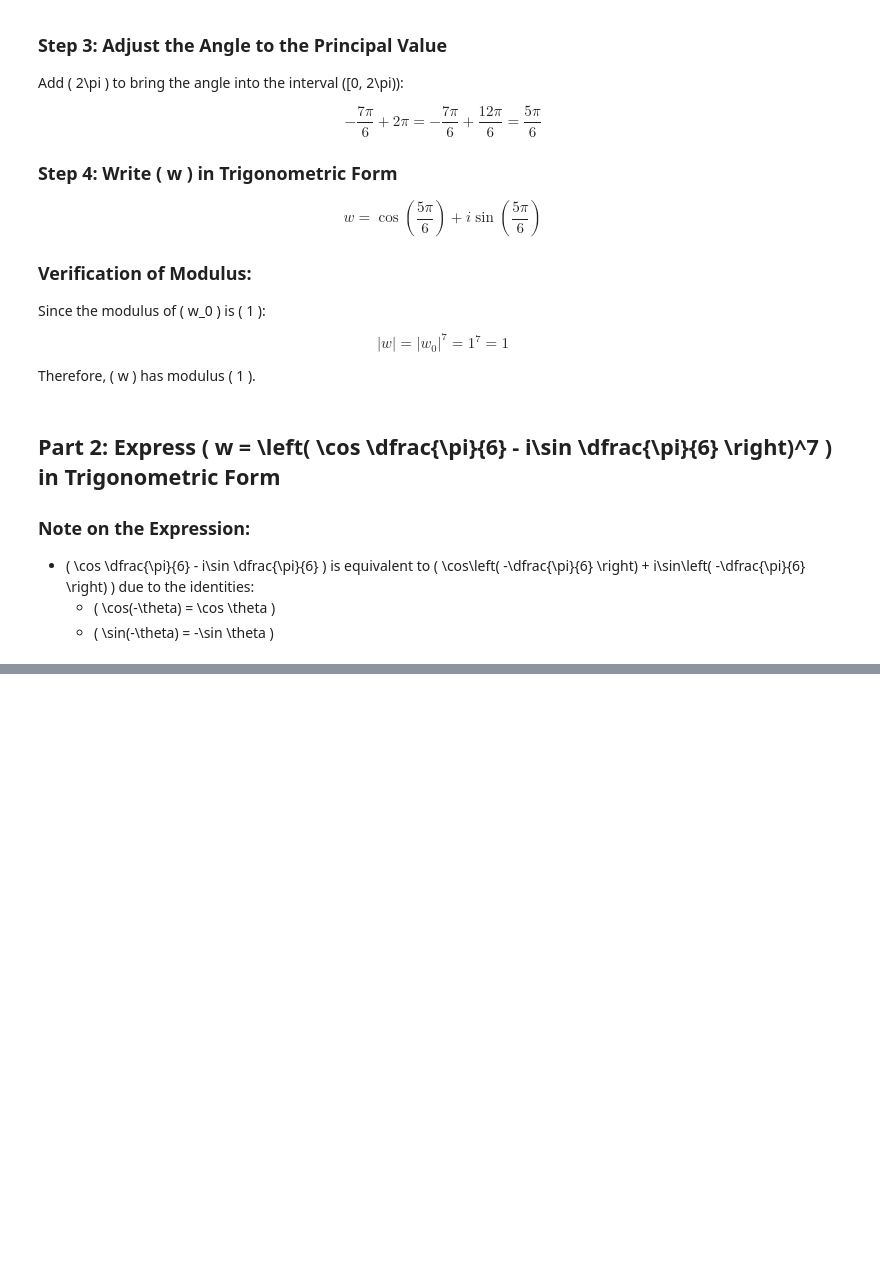
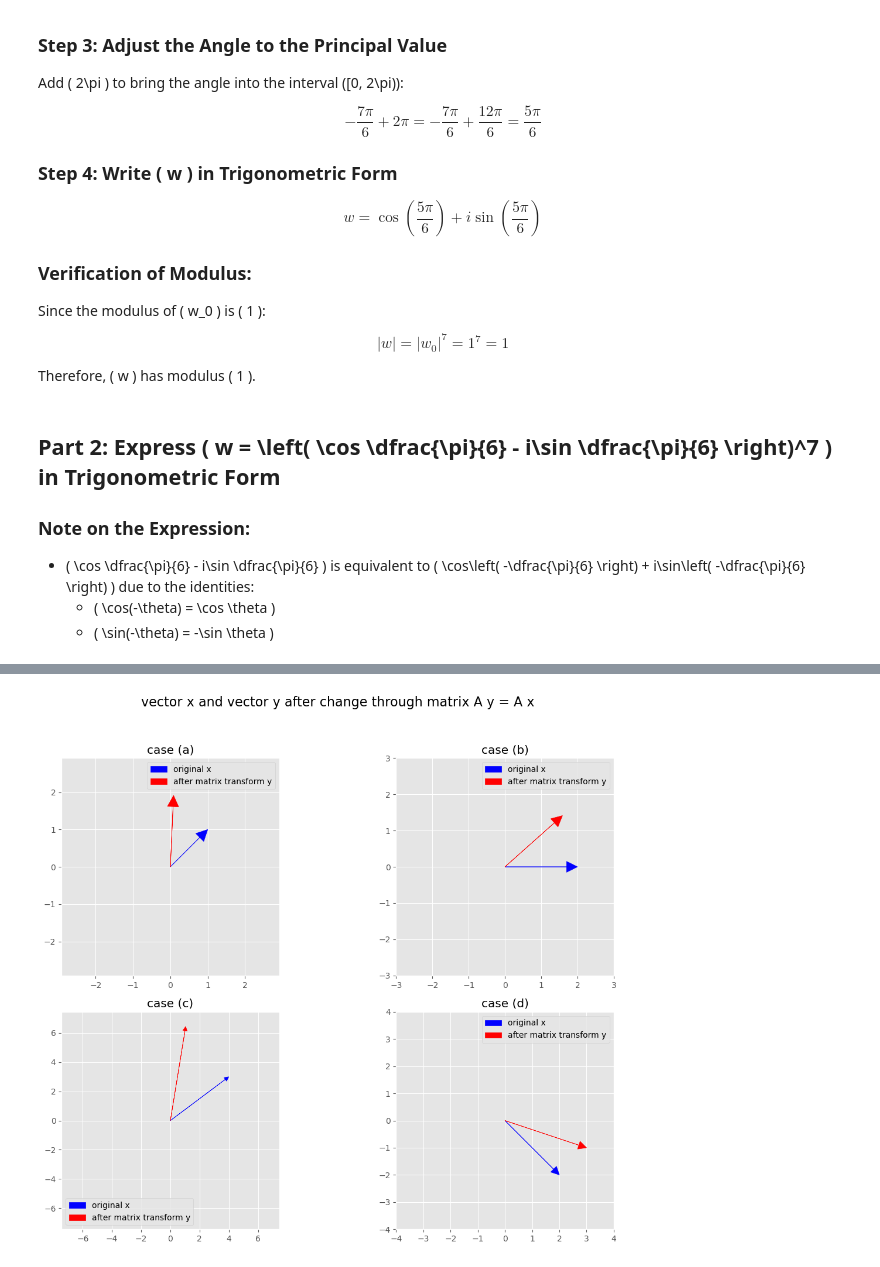
Before and after one commit to haxita/2024W, a Jupyter notebook: Draft/draft.ipynb, the cells around one changed output, grey strips where cells are left out. Saved outputs shown, nothing was run; the diff lists cells and outputs as text; code cells hidden in the pictures; blank space fills up the shorter version.

```diff
--- a/Draft/draft.ipynb
+++ b/Draft/draft.ipynb
@@ -109,0 +248,66 @@ Therefore, \( w \) has modulus \( 1 \).
+# %%
+import numpy as np
+import matplotlib.pyplot as plt
+
+# 定义矩阵 A
+A = np.array([
+    [(3 - np.sqrt(2))/2, -np.sqrt(2)/2],
+    [np.sqrt(2)/2, (1 + np.sqrt(2))/2]
+])
+
+# 定义四个向量 x
+vectors = {
+    'a': np.array([1, 1]),
+    'b': np.array([2, 0]),
+    'c': np.array([4, 3]),
+    'd': np.array([2, -2])
+}
+
+# 设置绘图风格
+# 如果安装了 seaborn，可以取消下一行的注释并注释掉使用 matplotlib 内置样式的行
+# import seaborn as sns
+# sns.set_style("darkgrid")
+
+# 使用 matplotlib 内置样式 'ggplot'
+plt.style.use('ggplot')
+
+fig, axs = plt.subplots(2, 2, figsize=(12, 10))
+fig.suptitle('vector x and vector y after change through matrix A y = A x', fontsize=16)
+
+# 颜色和样式设置
+colors = {'x': 'blue', 'y': 'red'}
+labels = {'x': 'original x', 'y': 'after matrix transform y'}
+
+# 遍历每个向量并绘制
+for ax, (key, x) in zip(axs.flatten(), vectors.items()):
+    y = A @ x  # 计算 y = A x
+
+    # 绘制原始向量 x
+    ax.arrow(0, 0, x[0], x[1],
+             head_width=0.3, head_length=0.3,
+             fc=colors['x'], ec=colors['x'],
+             length_includes_head=True, label=labels['x'])
+
+    # 绘制变换后的向量 y
+    ax.arrow(0, 0, y[0], y[1],
+             head_width=0.3, head_length=0.3,
+             fc=colors['y'], ec=colors['y'],
+             length_includes_head=True, label=labels['y'])
+
+    # 设置坐标轴范围
+    all_coords = np.concatenate((x, y))
+    max_val = np.max(np.abs(all_coords)) + 1
+    ax.set_xlim(-max_val, max_val)
+    ax.set_ylim(-max_val, max_val)
+
+    # 添加网格、标题和图例
+    ax.grid(True)
+    ax.set_aspect('equal')
+    ax.set_title(f'case ({key})')
+    ax.legend()
+
+# 调整子图之间的间距
+plt.tight_layout(rect=[0, 0.03, 1, 0.95])
+plt.show()
+# %% [output]
+[figure, added]
```
Also changed, not shown: parts of 2 cells of this notebook, 25 other files.
